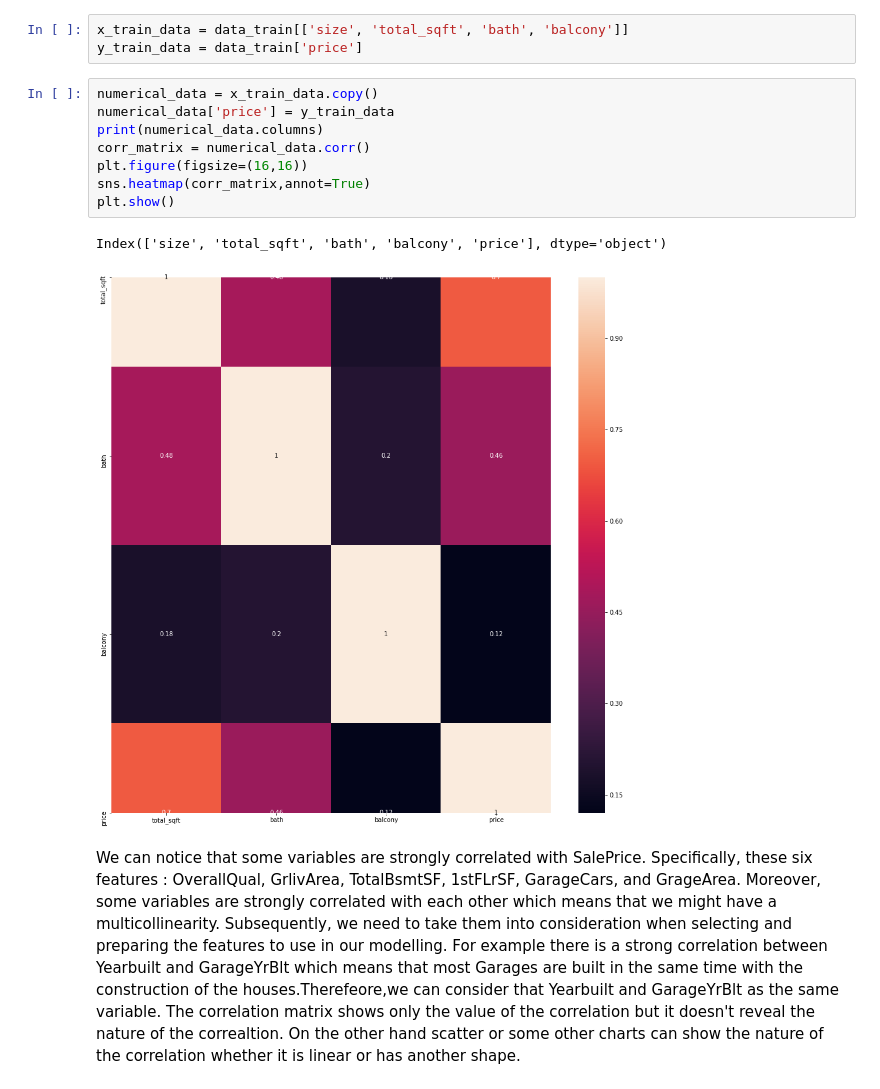
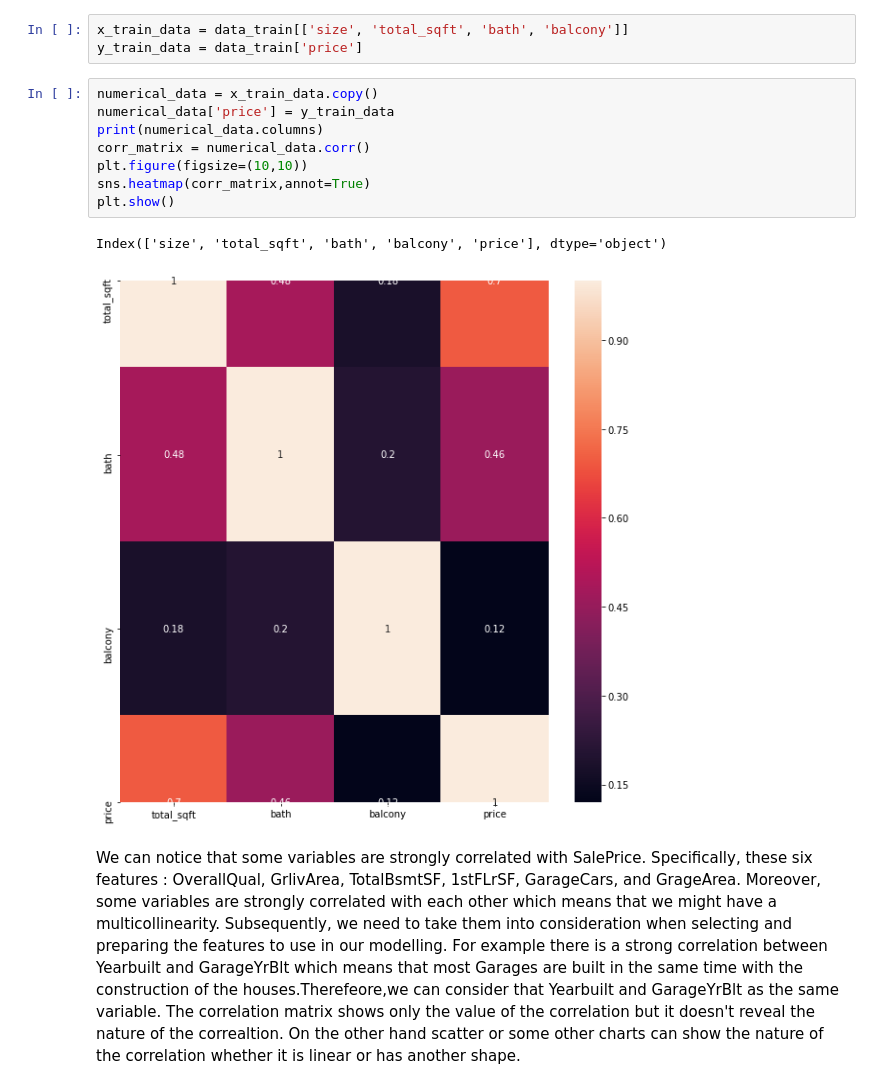
Before and after one commit to MDM0764/Bangalore-House-Price-Prediction, a Jupyter notebook: Bangalore_prediction.ipynb, the cells around one changed output. Cells and saved outputs as stored; diff of their text form.

```diff
--- a/Bangalore_prediction.ipynb
+++ b/Bangalore_prediction.ipynb
@@ -222,14 +243,14 @@ y_train_data = data_train['price']
 # %%
 numerical_data = x_train_data.copy()
 numerical_data['price'] = y_train_data
 print(numerical_data.columns)
 corr_matrix = numerical_data.corr()
-plt.figure(figsize=(16,16))
+plt.figure(figsize=(10,10))
 sns.heatmap(corr_matrix,annot=True)
 plt.show()
 # %% [output]
 Index(['size', 'total_sqft', 'bath', 'balcony', 'price'], dtype='object')
-[figure, old version]
+[figure, new version]
 # %% [markdown]
 We can notice that some variables are strongly correlated with SalePrice. Specifically, these six features : OverallQual, GrlivArea, TotalBsmtSF, 1stFLrSF, GarageCars, and GrageArea. Moreover, some variables are strongly correlated with each other which means that we might have a multicollinearity. Subsequently, we need to take them into consideration when selecting and preparing the features to use in our modelling. For example there is a strong correlation between Yearbuilt and GarageYrBlt which means that most Garages are built in the same time with the construction of the houses.Therefeore,we can consider that Yearbuilt and GarageYrBlt as the same variable.
 The correlation matrix shows only the value of the correlation but it doesn't reveal the nature of the correaltion. On the other hand scatter or some other charts can show the nature of the correlation whether it is linear or has another shape.
```
Also changed, not shown: parts of 17 cells of this notebook.
